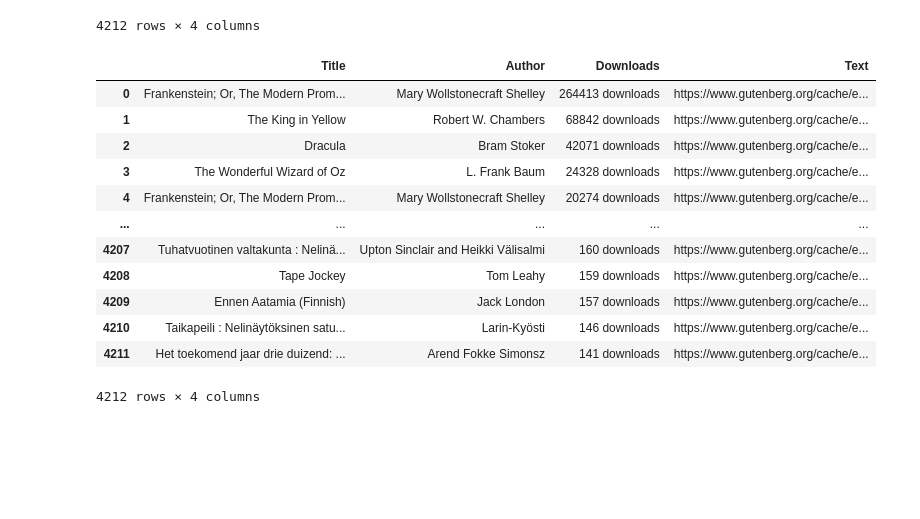
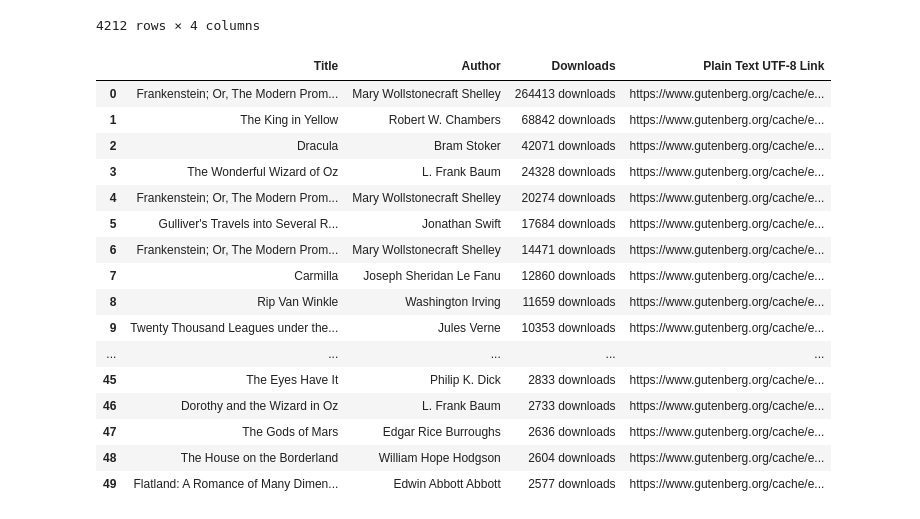
Before and after one commit to Cameron-Meinsma/dh_tools_and_methods_group_project, a Jupyter notebook: project_gutenberg_scrape.ipynb, the cells around one changed output. Cells and saved outputs as stored; diff of their text form; code cells hidden in the pictures; blank space fills up the shorter version.

Commit message:
Use Regex to create the Plain Text UTF-8 Links

```diff
--- a/project_gutenberg_scrape.ipynb
+++ b/project_gutenberg_scrape.ipynb
@@ -182,20 +179,37 @@ df_sf_fantasy_copy = df_sf_fantasy.copy()
 # %%
-# Replace ebooks with cache/epub
-df_sf_fantasy_copy['Text'] = df_sf_fantasy_copy['Text'].replace(to_replace=r'ebooks', value='cache/epub', regex=True)
+# Make a copy of the df_sf_fantasy DataFrame
+df_sf_fantasy_clean = df_sf_fantasy.copy()
 
-# Show the df_sf_fantasy_copy DataFrame
-df_sf_fantasy_copy
+# Replace ebooks with cache/epub in the df_sf_fantasy_clean['Text'] column
+df_sf_fantasy_clean['Text'] = df_sf_fantasy_clean['Text'].replace(to_replace=r'ebooks', value='cache/epub', regex=True)
+# Extract the numbers of the novels
+df_sf_fantasy_clean['Number'] = df_sf_fantasy_clean['Text'].str.extract(r"(\d+)")
+# Add .txt at the end of each row of the df_sf_fantasy_clean['Number'] column
+df_sf_fantasy_clean['Number'] = df_sf_fantasy_clean['Number'].replace(to_replace=r'$', value='.txt', regex=True)
+# Add /pg at the beginning of each row of the df_sf_fantasy_clean['Number'] column
+df_sf_fantasy_clean['Number'] = df_sf_fantasy_clean['Number'].replace(to_replace=r'^', value='/pg', regex=True)
+# Create the df_sf_fantasy_clean['Plain Text UTF-8 Link'] by combining the df_sf_fantasy_clean['Text'] and df_sf_fantasy_clean['Number'] columns
+df_sf_fantasy_clean['Plain Text UTF-8 Link'] = df_sf_fantasy_clean['Text'] + df_sf_fantasy_clean['Number']
+# Delete the df_sf_fantasy_clean['Text'] and df_sf_fantasy_clean['Number'] columns
+df_sf_fantasy_cleaned = df_sf_fantasy_clean.drop(['Text', 'Number'], axis=1)
+
+# Show the df_sf_fantasy_cleaned DataFrame
+df_sf_fantasy_cleaned.head(50)
 # %% [output]
-|  | Title | Author | Downloads | Text |
+|  | Title | Author | Downloads | Plain Text UTF-8 Link |
 | 0 | Frankenstein; Or, The Modern Prom... | Mary Wollstonecraft Shelley | 264413 downloads | https://www.gutenberg.org/cache/e... |
 | 1 | The King in Yellow | Robert W. Chambers | 68842 downloads | https://www.gutenberg.org/cache/e... |
 | 2 | Dracula | Bram Stoker | 42071 downloads | https://www.gutenberg.org/cache/e... |
 | 3 | The Wonderful Wizard of Oz | L. Frank Baum | 24328 downloads | https://www.gutenberg.org/cache/e... |
 | 4 | Frankenstein; Or, The Modern Prom... | Mary Wollstonecraft Shelley | 20274 downloads | https://www.gutenberg.org/cache/e... |
+| 5 | Gulliver's Travels into Several R... | Jonathan Swift | 17684 downloads | https://www.gutenberg.org/cache/e... |
+| 6 | Frankenstein; Or, The Modern Prom... | Mary Wollstonecraft Shelley | 14471 downloads | https://www.gutenberg.org/cache/e... |
+| 7 | Carmilla | Joseph Sheridan Le Fanu | 12860 downloads | https://www.gutenberg.org/cache/e... |
+| 8 | Rip Van Winkle | Washington Irving | 11659 downloads | https://www.gutenberg.org/cache/e... |
+| 9 | Twenty Thousand Leagues under the... | Jules Verne | 10353 downloads | https://www.gutenberg.org/cache/e... |
 | ... | ... | ... | ... | ... |
-| 4207 | Tuhatvuotinen valtakunta : Nelinä... | Upton Sinclair and Heikki Välisalmi | 160 downloads | https://www.gutenberg.org/cache/e... |
-| 4208 | Tape Jockey | Tom Leahy | 159 downloads | https://www.gutenberg.org/cache/e... |
-| 4209 | Ennen Aatamia (Finnish) | Jack London | 157 downloads | https://www.gutenberg.org/cache/e... |
-| 4210 | Taikapeili : Nelinäytöksinen satu... | Larin-Kyösti | 146 downloads | https://www.gutenberg.org/cache/e... |
-| 4211 | Het toekomend jaar drie duizend: ... | Arend Fokke Simonsz | 141 downloads | https://www.gutenberg.org/cache/e... |
+| 45 | The Eyes Have It | Philip K. Dick | 2833 downloads | https://www.gutenberg.org/cache/e... |
+| 46 | Dorothy and the Wizard in Oz | L. Frank Baum | 2733 downloads | https://www.gutenberg.org/cache/e... |
+| 47 | The Gods of Mars | Edgar Rice Burroughs | 2636 downloads | https://www.gutenberg.org/cache/e... |
+| 48 | The House on the Borderland | William Hope Hodgson | 2604 downloads | https://www.gutenberg.org/cache/e... |
+| 49 | Flatland: A Romance of Many Dimen... | Edwin Abbott Abbott | 2577 downloads | https://www.gutenberg.org/cache/e... |
-4212 rows × 4 columns
```
Also changed, not shown: parts of 2 cells of this notebook.
